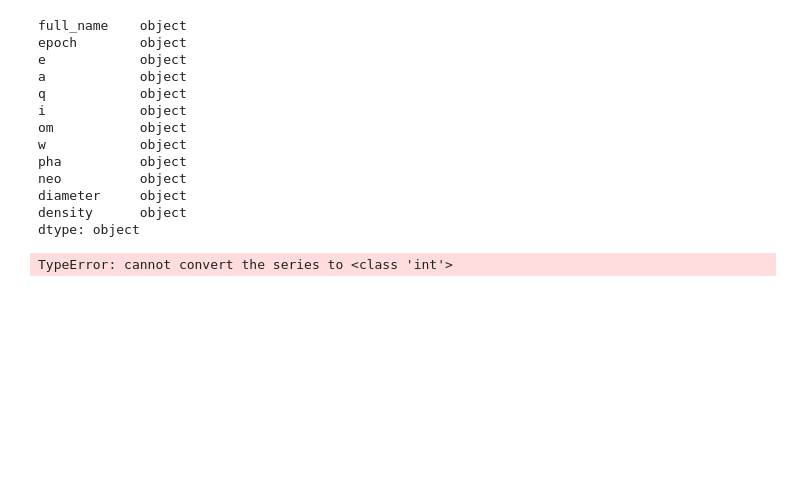
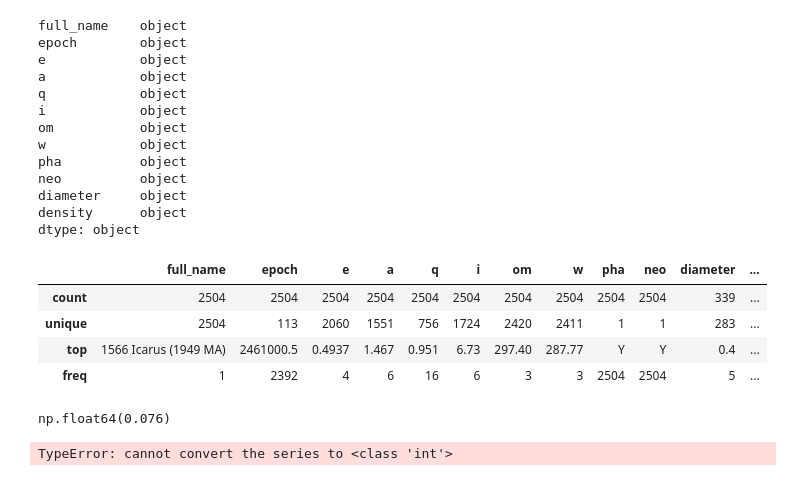
Before and after one commit to Adithya-Venkatraman05/Meteor-Madness-AI-based-Meteor-defletion, a Jupyter notebook: server/Trial.ipynb, the cells around one changed output. Saved outputs shown, nothing was run; the diff lists cells and outputs as text; code cells hidden in the pictures; blank space fills up the shorter version.

```diff
--- a/server/Trial.ipynb
+++ b/server/Trial.ipynb
@@ -121,6 +121,19 @@ neo          object
 diameter     object
 density      object
 dtype: object
+# %%
+objects_df_pha.describe()
+# %% [output]
+|  | full_name | epoch | e | a | q | i | om | w | pha | neo | diameter | ... |
+| count | 2504 | 2504 | 2504 | 2504 | 2504 | 2504 | 2504 | 2504 | 2504 | 2504 | 339 | ... |
+| unique | 2504 | 113 | 2060 | 1551 | 756 | 1724 | 2420 | 2411 | 1 | 1 | 283 | ... |
+| top | 1566 Icarus (1949 MA) | 2461000.5 | 0.4937 | 1.467 | 0.951 | 6.73 | 297.40 | 287.77 | Y | Y | 0.4 | ... |
+| freq | 1 | 2392 | 4 | 6 | 16 | 6 | 3 | 3 | 2504 | 2504 | 5 | ... |
+# %%
+objects_df_pha['diameter'] = pd.to_numeric(objects_df_pha['diameter'], errors='coerce')
+objects_df_pha['diameter'].min()
+# %% [output]
+np.float64(0.076)
 # %%
 is_dia = objects_df['diameter'].con > 0
 
```
Also changed, not shown: 4 other files.
